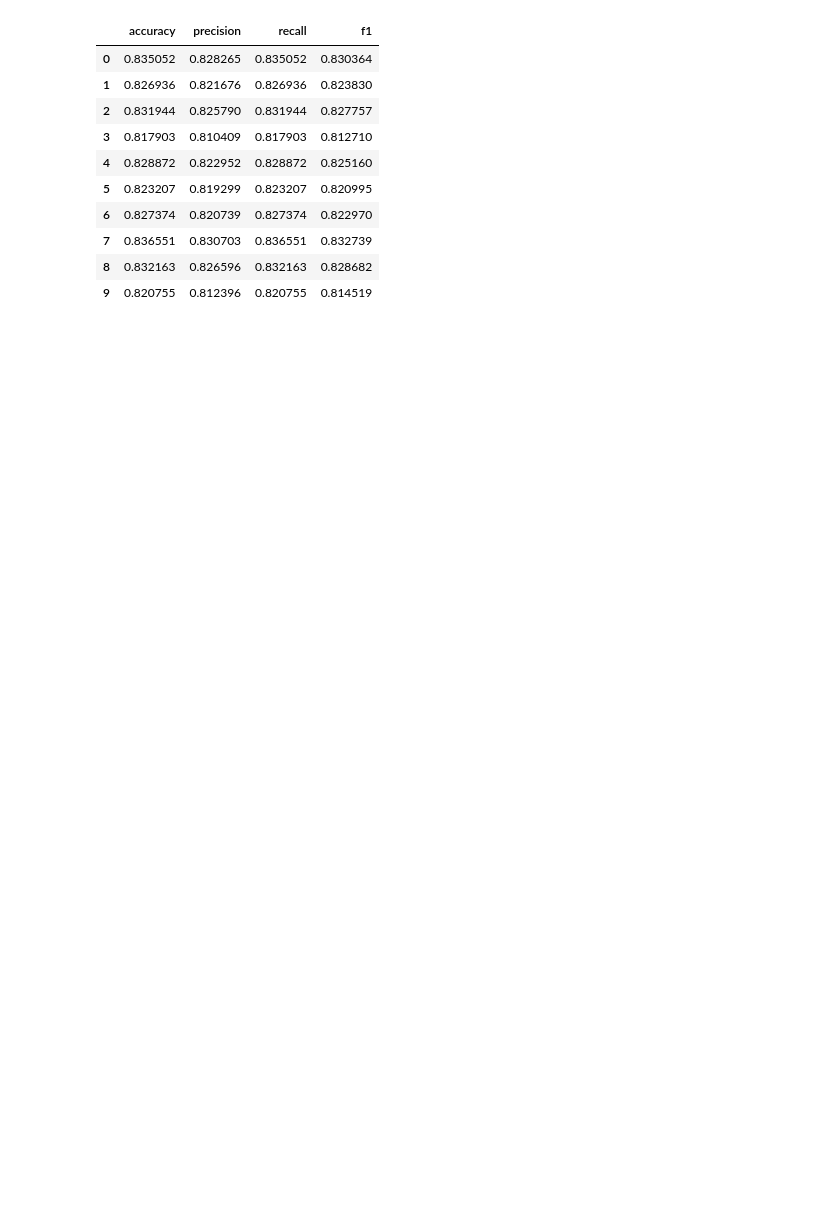
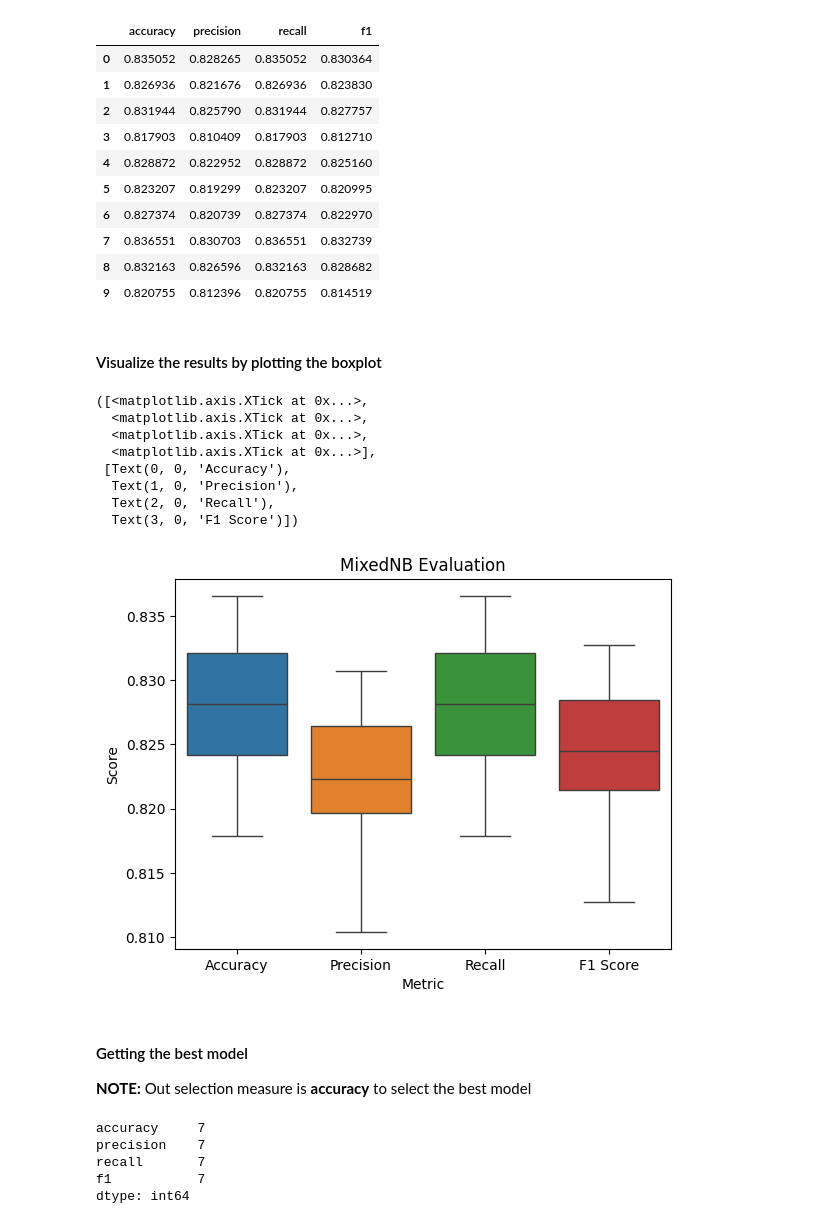
Before and after one commit to yazdanzv/ML_Project_no5, a Jupyter notebook: main.ipynb, the cells around one changed output. Cells and saved outputs as stored; diff of their text form; code cells hidden in the pictures; blank space fills up the shorter version.

```diff
--- a/main.ipynb
+++ b/main.ipynb
@@ -461,3 +463,32 @@ pd.DataFrame(scores)
 | 7 | 0.836551 | 0.830703 | 0.836551 | 0.832739 |
 | 8 | 0.832163 | 0.826596 | 0.832163 | 0.828682 |
 | 9 | 0.820755 | 0.812396 | 0.820755 | 0.814519 |
+# %% [markdown]
+<h4>Visualize the results by plotting the boxplot</h4>
+# %%
+sb.boxplot([pd.DataFrame(scores).iloc[:, 0], pd.DataFrame(scores).iloc[:, 1], pd.DataFrame(scores).iloc[:, 2], pd.DataFrame(scores).iloc[:, 3]])
+plt.title("MixedNB Evaluation")
+plt.xlabel("Metric")
+plt.ylabel("Score")
+plt.xticks(ticks=[0, 1, 2, 3], labels=['Accuracy', 'Precision', 'Recall', 'F1 Score'])
+# %% [output]
+([<matplotlib.axis.XTick at 0x...>,
+  <matplotlib.axis.XTick at 0x...>,
+  <matplotlib.axis.XTick at 0x...>,
+  <matplotlib.axis.XTick at 0x...>],
+ [Text(0, 0, 'Accuracy'),
+  Text(1, 0, 'Precision'),
+  Text(2, 0, 'Recall'),
+  Text(3, 0, 'F1 Score')])
+[figure, added]
+# %% [markdown]
+<h4>Getting the best model</h4>
+<p><b>NOTE:</b> Out selection measure is <b>accuracy</b> to select the best model</p>
+# %%
+pd.DataFrame(scores).idxmax()
+# %% [output]
+accuracy     7
+precision    7
+recall       7
+f1           7
+dtype: int64
```
Also changed, not shown: parts of 6 cells of this notebook, 1 other file.
